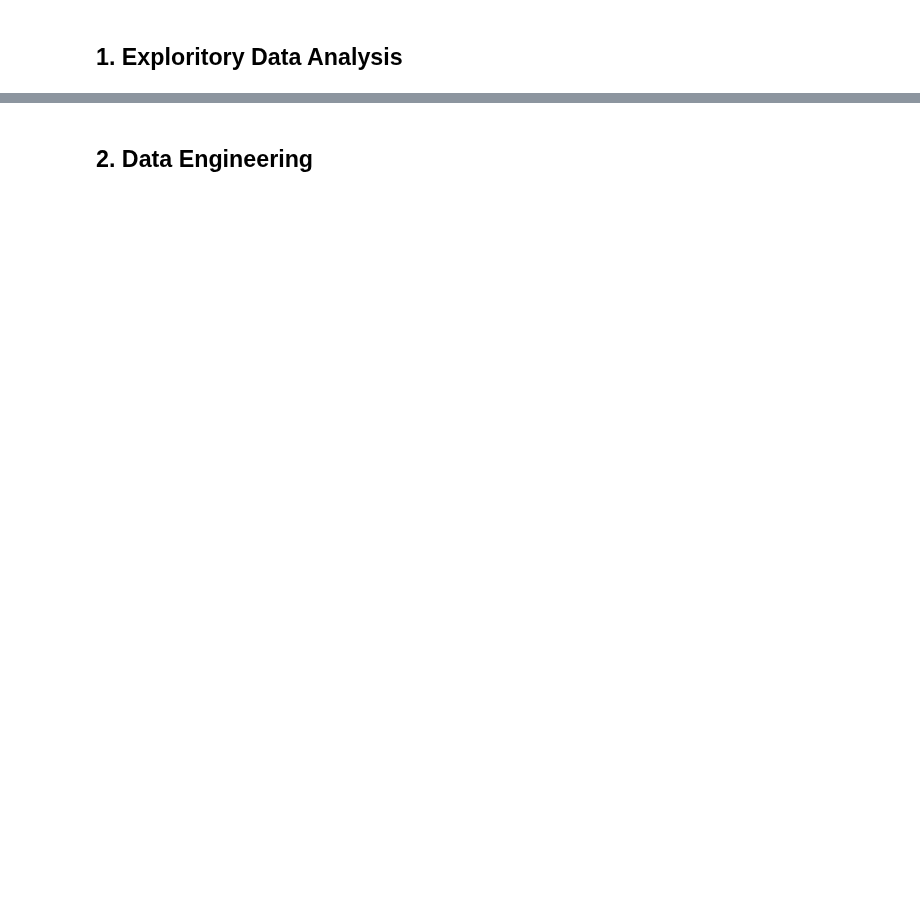
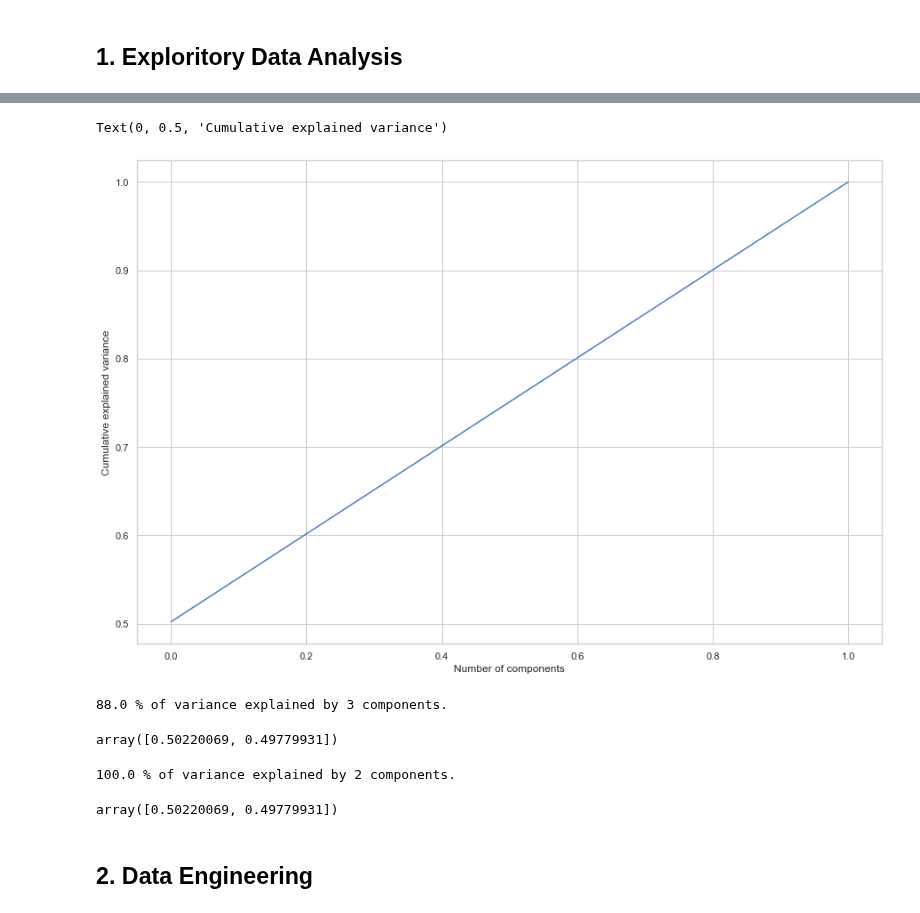
Before and after one commit to Leham-Greeves/JS7_Notebook_Reprository, a Jupyter notebook: unsupervised_learning_notebook.ipynb, the cells around one changed output, grey strips where cells are left out. Drawn from its saved outputs; the diff is of its cells as text; code cells hidden in the pictures; blank space fills up the shorter version.

```diff
--- a/unsupervised_learning_notebook.ipynb
+++ b/unsupervised_learning_notebook.ipynb
@@ -19,0 +222,10 @@ Do not modify or remove any of the code in these cells.
+# %%
+# create scaler object
+scaler = StandardScaler()
+
+# define scaled data frame variable
+
+test_scaled = preprocessing.scale(test)
+test_scaled = pd.DataFrame(test_scaled)
+# plot boxplots using scaled data
+test_scaled[:1000].iplot(kind='box', title="Boxplots of Features (Scaled)")
@@ -20,2 +252,46 @@ Do not modify or remove any of the code in these cells.
+# %%
+# define PCA object
+pca = PCA()
+
+# fit the PCA model to our data and apply the dimensionality reduction
+prin_comp = pca.fit_transform(test_scaled)
+
+# create a dataframe containing the principal components
+pca_df = pd.DataFrame(data = prin_comp)
+
+
+# plot line graph of cumulative variance explained
+plt.plot(np.cumsum(pca.explained_variance_ratio_))
+plt.xlabel('Number of components')
+plt.ylabel('Cumulative explained variance')
+# %% [output]
+Text(0, 0.5, 'Cumulative explained variance')
+[figure, added]
+# %%
+pca_85 = PCA(.85)
+pca_85.fit_transform(train_scaled)
+print(round(pca_85.explained_variance_ratio_.sum()*100, 1),
+      "% of variance explained by",
+      pca_85.n_components_,
+      "components.")
+# %% [output]
+88.0 % of variance explained by 3 components.
+# %%
+pca.explained_variance_ratio_[:3]
+# %% [output]
+array([0.50220069, 0.49779931])
+# %%
+pca_85 = PCA(.85)
+pca_85.fit_transform(test_scaled)
+print(round(pca_85.explained_variance_ratio_.sum()*100, 1),
+      "% of variance explained by",
+      pca_85.n_components_,
+      "components.")
+# %% [output]
+100.0 % of variance explained by 2 components.
+# %%
+pca.explained_variance_ratio_[:3]
+# %% [output]
+array([0.50220069, 0.49779931])
 # %% [markdown]
 ## 2. Data Engineering
```
Also changed, not shown: parts of 73 cells of this notebook.
